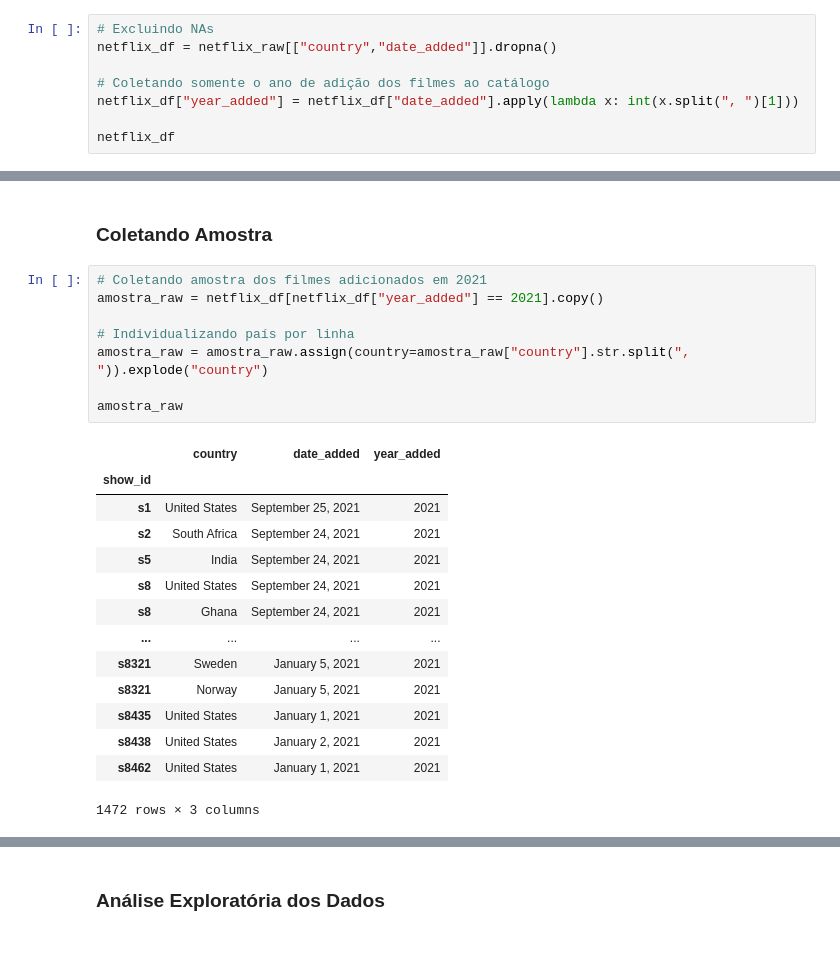
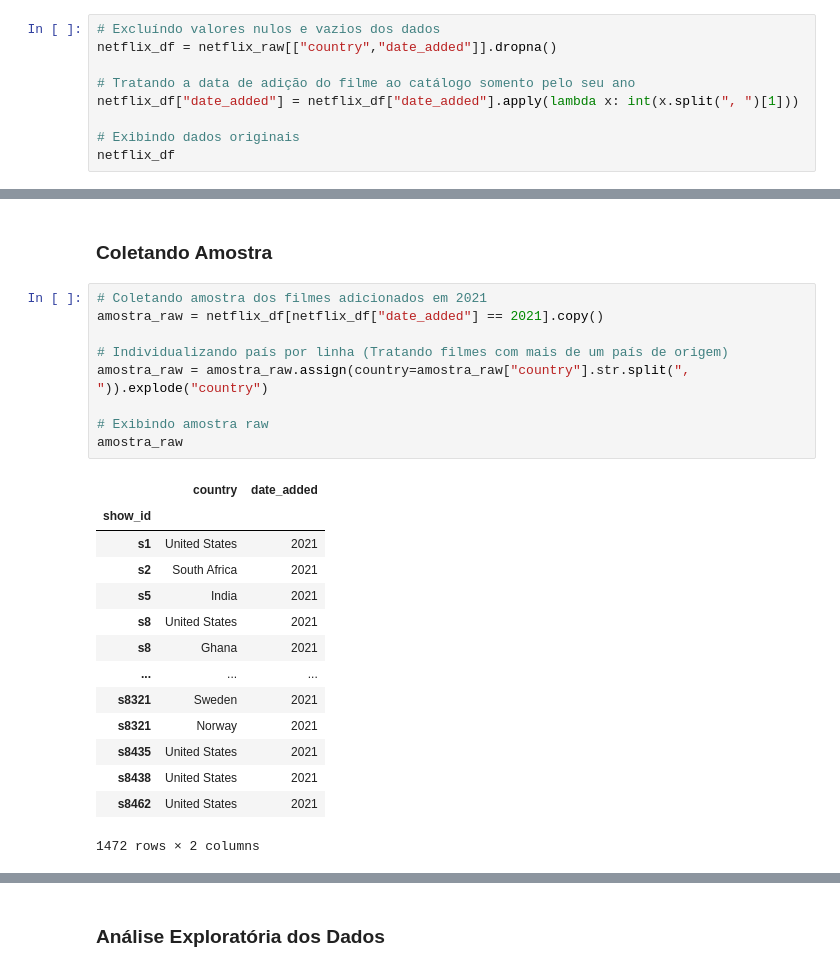
Before and after one commit to Cizika/netflix-analysis, a Jupyter notebook: Netflix.ipynb, the cells around one changed output, grey strips where cells are left out. Cells and saved outputs as stored; diff of their text form.

```diff
--- a/Netflix.ipynb
+++ b/Netflix.ipynb
@@ -89,9 +62,10 @@ latin_list
 # %%
-# Excluindo NAs
+# Excluíndo valores nulos e vazios dos dados
 netflix_df = netflix_raw[["country","date_added"]].dropna()
 
-# Coletando somente o ano de adição dos filmes ao catálogo
-netflix_df["year_added"] = netflix_df["date_added"].apply(lambda x: int(x.split(", ")[1]))
+# Tratando a data de adição do filme ao catálogo somento pelo seu ano
+netflix_df["date_added"] = netflix_df["date_added"].apply(lambda x: int(x.split(", ")[1]))
 
+# Exibindo dados originais
 netflix_df
 # %% [output]
@@ -113,25 +87,26 @@ netflix_df
 ### Coletando Amostra
 # %%
 # Coletando amostra dos filmes adicionados em 2021
-amostra_raw = netflix_df[netflix_df["year_added"] == 2021].copy()
+amostra_raw = netflix_df[netflix_df["date_added"] == 2021].copy()
 
-# Individualizando país por linha
+# Individualizando país por linha (Tratando filmes com mais de um país de origem)
 amostra_raw = amostra_raw.assign(country=amostra_raw["country"].str.split(", ")).explode("country")
 
+# Exibindo amostra raw
 amostra_raw
 # %% [output]
-|  | country | date_added | year_added |
-| show_id |  |  |  |
-| s1 | United States | September 25, 2021 | 2021 |
-| s2 | South Africa | September 24, 2021 | 2021 |
-| s5 | India | September 24, 2021 | 2021 |
-| s8 | United States | September 24, 2021 | 2021 |
-| s8 | Ghana | September 24, 2021 | 2021 |
-| ... | ... | ... | ... |
-| s8321 | Sweden | January 5, 2021 | 2021 |
-| s8321 | Norway | January 5, 2021 | 2021 |
-| s8435 | United States | January 1, 2021 | 2021 |
-| s8438 | United States | January 2, 2021 | 2021 |
-| s8462 | United States | January 1, 2021 | 2021 |
+|  | country | date_added |
+| show_id |  |  |
+| s1 | United States | 2021 |
+| s2 | South Africa | 2021 |
+| s5 | India | 2021 |
+| s8 | United States | 2021 |
+| s8 | Ghana | 2021 |
+| ... | ... | ... |
+| s8321 | Sweden | 2021 |
+| s8321 | Norway | 2021 |
+| s8435 | United States | 2021 |
+| s8438 | United States | 2021 |
+| s8462 | United States | 2021 |
-1472 rows × 3 columns
+1472 rows × 2 columns
 # %%
```
Also changed, not shown: parts of 31 cells of this notebook.
